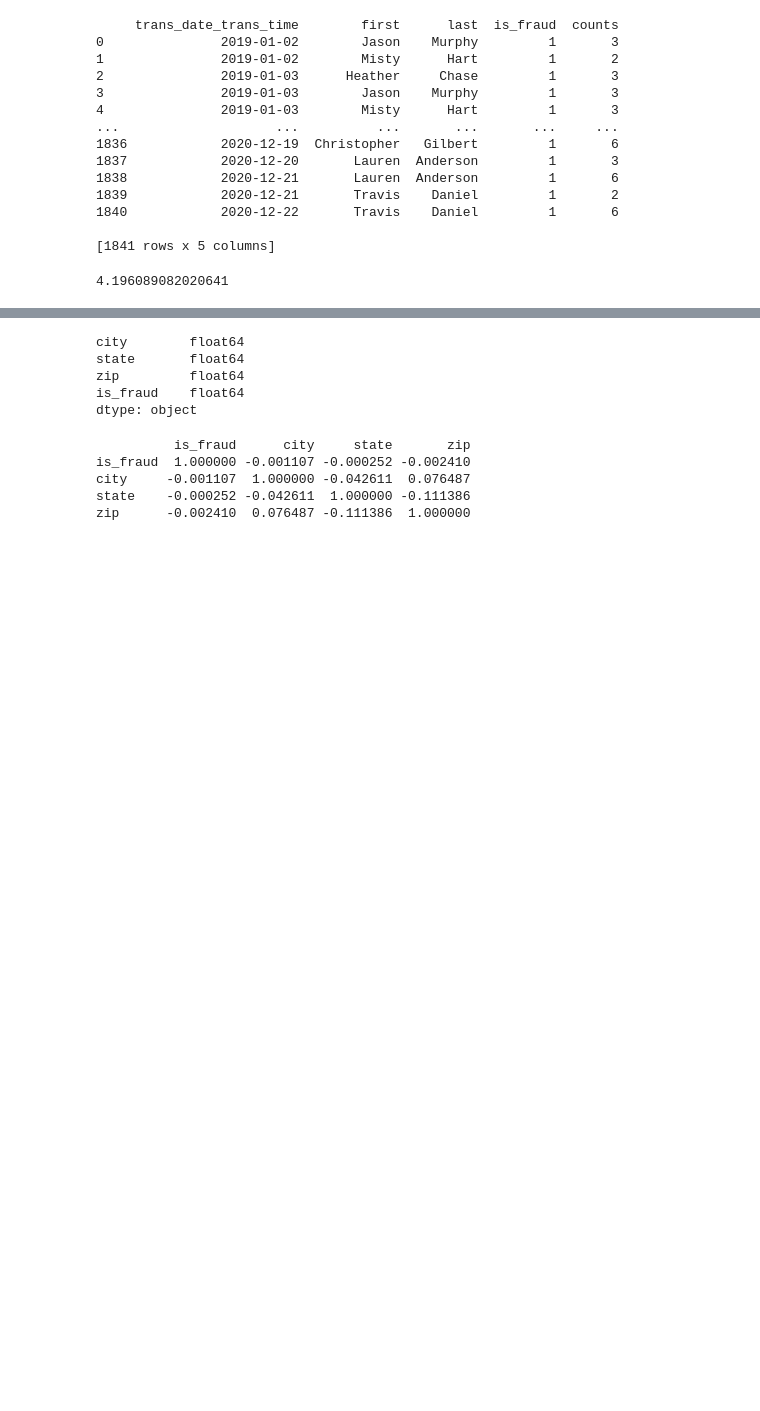
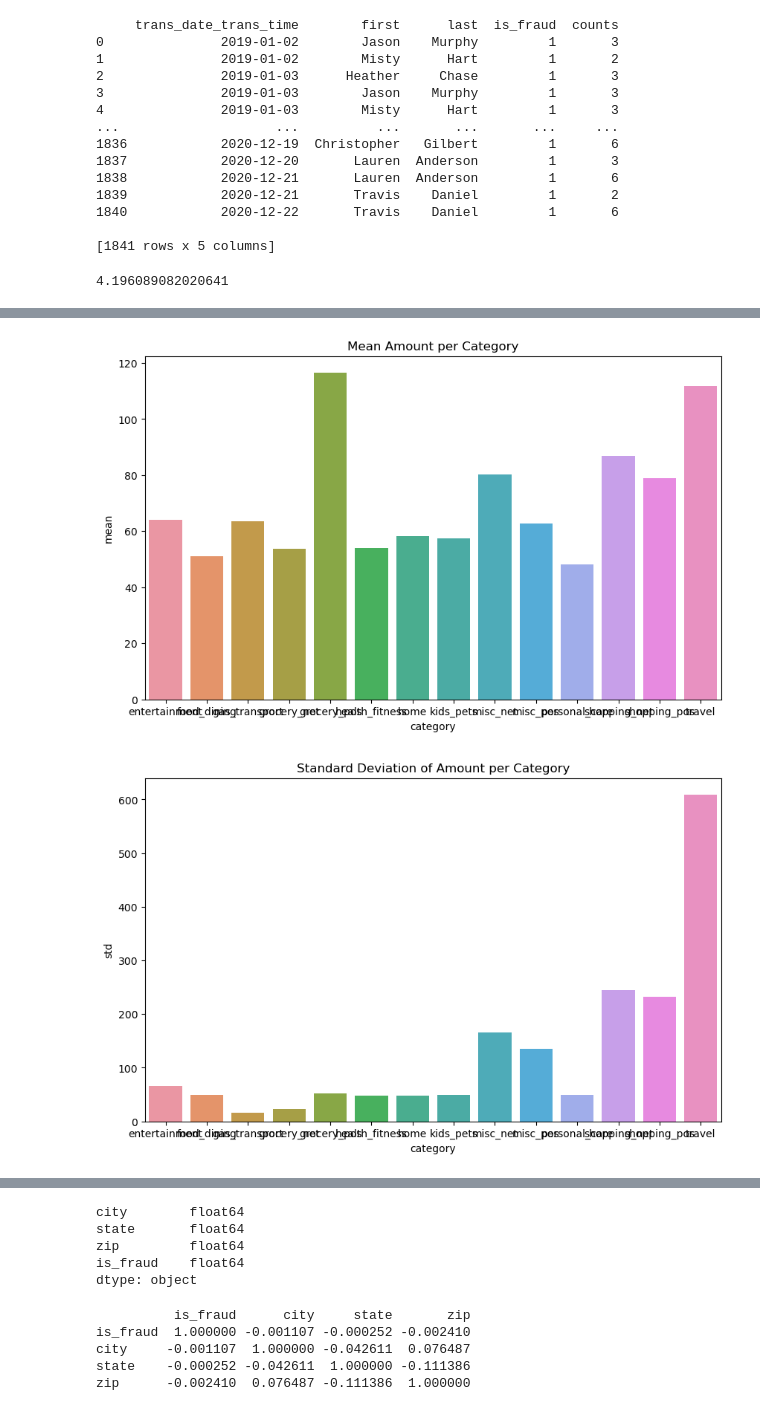
Before and after one commit to DMODPevahouse/ai_enabled_system, a Jupyter notebook: FraudDetection/exploratory_analysis.ipynb, the cells around one changed output, grey strips where cells are left out. Drawn from its saved outputs; the diff is of its cells as text; code cells hidden in the pictures; blank space fills up the shorter version.

Commit message:
checkpoint of Fraud detection

```diff
--- a/FraudDetection/exploratory_analysis.ipynb
+++ b/FraudDetection/exploratory_analysis.ipynb
@@ -233 +269,24 @@ For each purchase "category," plot the mean and standard "amt" between fraudulen
+# %%
+import seaborn as sns
+import matplotlib.pyplot as plt
+
+# Assuming your dataframe is named 'df'
+
+# Create a new dataframe with the mean and standard deviation of 'amt' for fraudulent and non-fraudulent transactions, grouped by 'category'
+grouped_df = df.groupby('category')['amt'].agg(['mean', 'std']).reset_index()
+
+# Plot the mean 'amt' for each category
+plt.figure(figsize=(10, 6))
+sns.barplot(x='category', y='mean',data=grouped_df)
+plt.title('Mean Amount per Category')
+plt.show()
+
+# Plot the standard deviation of 'amt' for each category
+plt.figure(figsize=(10, 6))
+sns.barplot(x='category', y='std',  data=grouped_df)
+plt.title('Standard Deviation of Amount per Category')
+plt.show()
+# %% [output]
+[figure, added]
+[figure, added]
 # %% [markdown]
```
Also changed, not shown: parts of 28 cells of this notebook.
